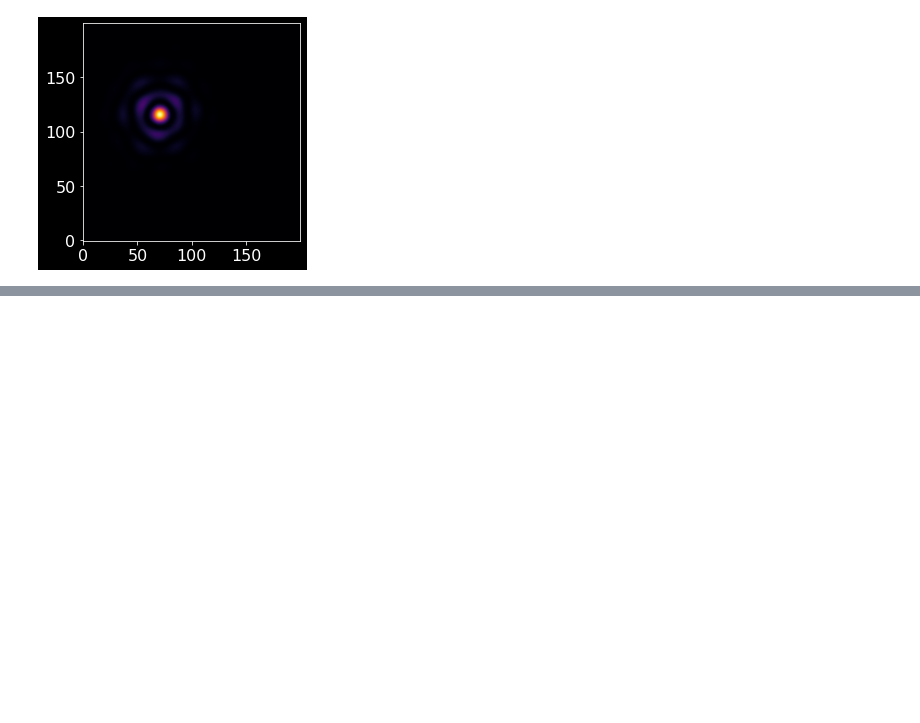
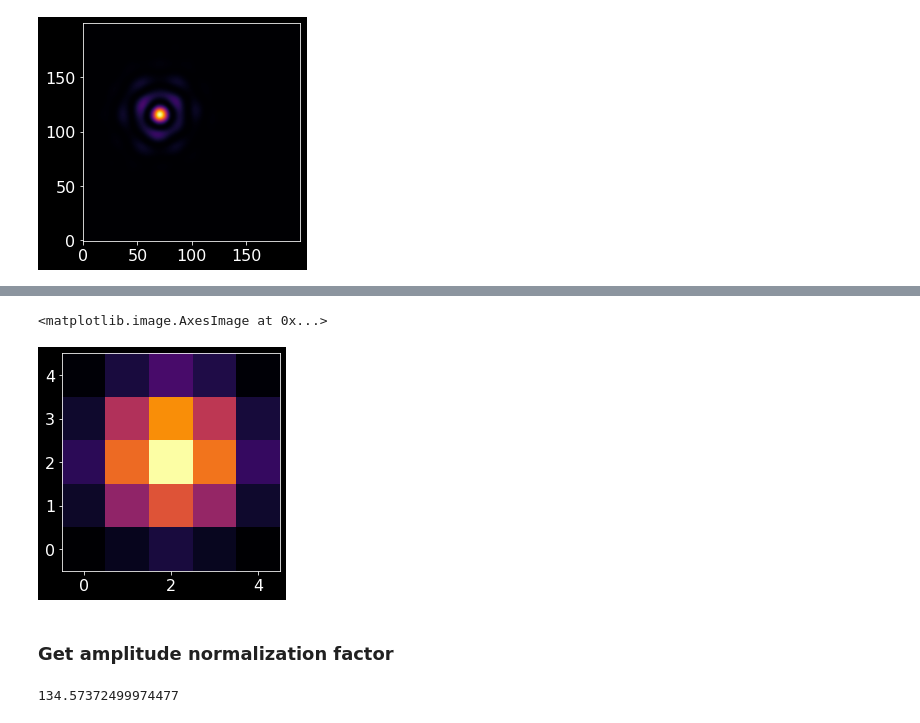
Before and after one commit to roman-corgi/Roman-CGI-Data-Challenge-Tutorials, a Jupyter notebook: Analysis/official2019/04-HLC_photometry_astrometry_ep2_PSF_fit.ipynb, the cells around one changed output, grey strips where cells are left out. Drawn from its saved outputs; the diff is of its cells as text; code cells hidden in the pictures; blank space fills up the shorter version.

```diff
--- a/Analysis/official2019/04-HLC_photometry_astrometry_ep2_PSF_fit.ipynb
+++ b/Analysis/official2019/04-HLC_photometry_astrometry_ep2_PSF_fit.ipynb
@@ -480,0 +536,12 @@ plt.imshow(test_hires_psf)
+# %%
+data_boxsize = 5
+
+xcoord_cutout = ((np.arange(hires_cutout.shape[0]) - hires_boxsize//2)
+              * hires_pixscale_as)
+
+binned_test_cutout, det_xcoord, det_ycoord = exoscene.image.resample_image_array(
+        hires_cutout, hires_pixscale_as,
+        img_xcoord = xcoord_cutout, img_ycoord = xcoord_cutout,
+        det_pixscale = data_pixscale_as,
+        det_width = (data_boxsize + 1) * data_pixscale_as,
+        binfac = 10, conserve = 'sum')
@@ -480,0 +552,12 @@ plt.imshow(test_hires_psf)
+# %%
+plt.imshow(binned_test_cutout)
+# %% [output]
+<matplotlib.image.AxesImage at 0x...>
+[figure, added]
+# %% [markdown]
+### Get amplitude normalization factor
+# %%
+amp_normfac = 1 / np.max(binned_test_cutout)
+print(amp_normfac)
+# %% [output]
+134.57372499974477
```
Also changed, not shown: parts of 32 cells of this notebook.
